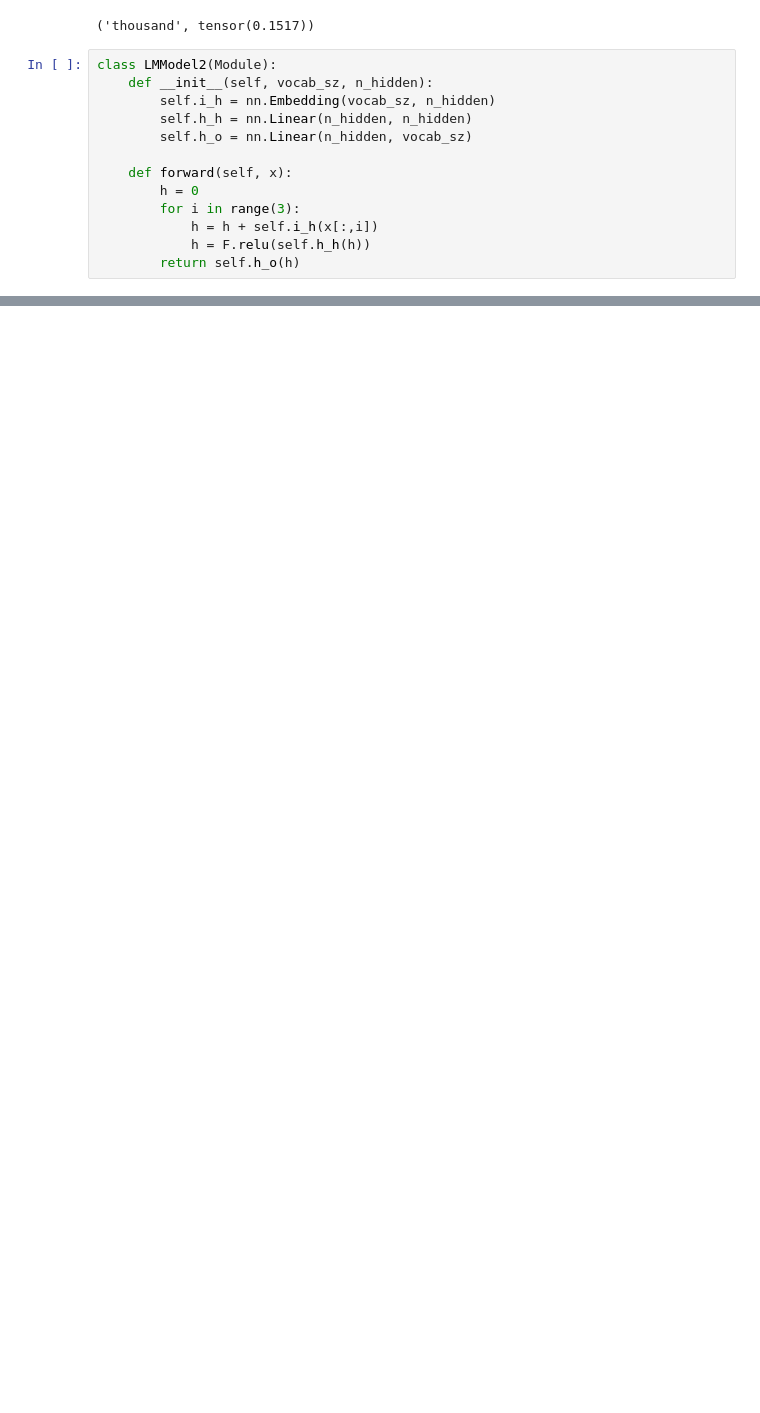
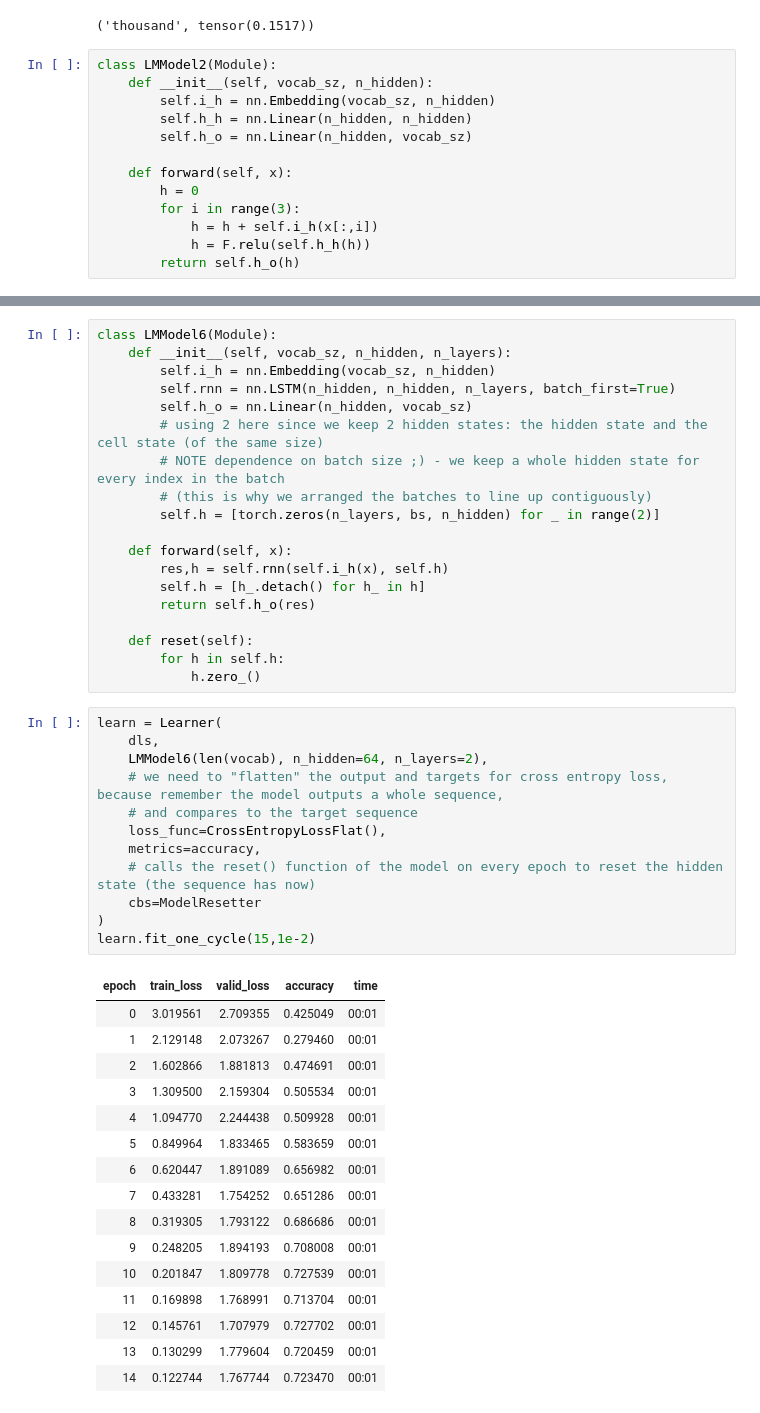
Before and after one commit to Mchristos/fastbook, a Jupyter notebook: mchristos/12_nlp_dive.ipynb, the cells around one changed output, grey strips where cells are left out. Cells and saved outputs as stored; diff of their text form; blank space fills up the shorter version.

```diff
--- a/mchristos/12_nlp_dive.ipynb
+++ b/mchristos/12_nlp_dive.ipynb
@@ -141,0 +430,48 @@ learn.fit_one_cycle(4,1e-3)
+# %%
+class LMModel6(Module):
+    def __init__(self, vocab_sz, n_hidden, n_layers):
+        self.i_h = nn.Embedding(vocab_sz, n_hidden)
+        self.rnn = nn.LSTM(n_hidden, n_hidden, n_layers, batch_first=True)
+        self.h_o = nn.Linear(n_hidden, vocab_sz)
+        # using 2 here since we keep 2 hidden states: the hidden state and the cell state (of the same size)
+        # NOTE dependence on batch size ;) - we keep a whole hidden state for every index in the batch
+        # (this is why we arranged the batches to line up contiguously)
+        self.h = [torch.zeros(n_layers, bs, n_hidden) for _ in range(2)]
+
+    def forward(self, x):
+        res,h = self.rnn(self.i_h(x), self.h)
+        self.h = [h_.detach() for h_ in h]
+        return self.h_o(res)
+
+    def reset(self):
+        for h in self.h:
+            h.zero_()
+# %%
+learn = Learner(
+    dls,
+    LMModel6(len(vocab), n_hidden=64, n_layers=2),
+    # we need to "flatten" the output and targets for cross entropy loss, because remember the model outputs a whole sequence,
+    # and compares to the target sequence
+    loss_func=CrossEntropyLossFlat(),
+    metrics=accuracy,
+    # calls the reset() function of the model on every epoch to reset the hidden state (the sequence has now)
+    cbs=ModelResetter
+)
+learn.fit_one_cycle(15,1e-2)
+# %% [output]
+| epoch | train_loss | valid_loss | accuracy | time |
+| 0 | 3.019561 | 2.709355 | 0.425049 | 00:01 |
+| 1 | 2.129148 | 2.073267 | 0.279460 | 00:01 |
+| 2 | 1.602866 | 1.881813 | 0.474691 | 00:01 |
+| 3 | 1.309500 | 2.159304 | 0.505534 | 00:01 |
+| 4 | 1.094770 | 2.244438 | 0.509928 | 00:01 |
+| 5 | 0.849964 | 1.833465 | 0.583659 | 00:01 |
+| 6 | 0.620447 | 1.891089 | 0.656982 | 00:01 |
+| 7 | 0.433281 | 1.754252 | 0.651286 | 00:01 |
+| 8 | 0.319305 | 1.793122 | 0.686686 | 00:01 |
+| 9 | 0.248205 | 1.894193 | 0.708008 | 00:01 |
+| 10 | 0.201847 | 1.809778 | 0.727539 | 00:01 |
+| 11 | 0.169898 | 1.768991 | 0.713704 | 00:01 |
+| 12 | 0.145761 | 1.707979 | 0.727702 | 00:01 |
+| 13 | 0.130299 | 1.779604 | 0.720459 | 00:01 |
+| 14 | 0.122744 | 1.767744 | 0.723470 | 00:01 |
```
Also changed, not shown: parts of 61 cells of this notebook, 1 other file.
